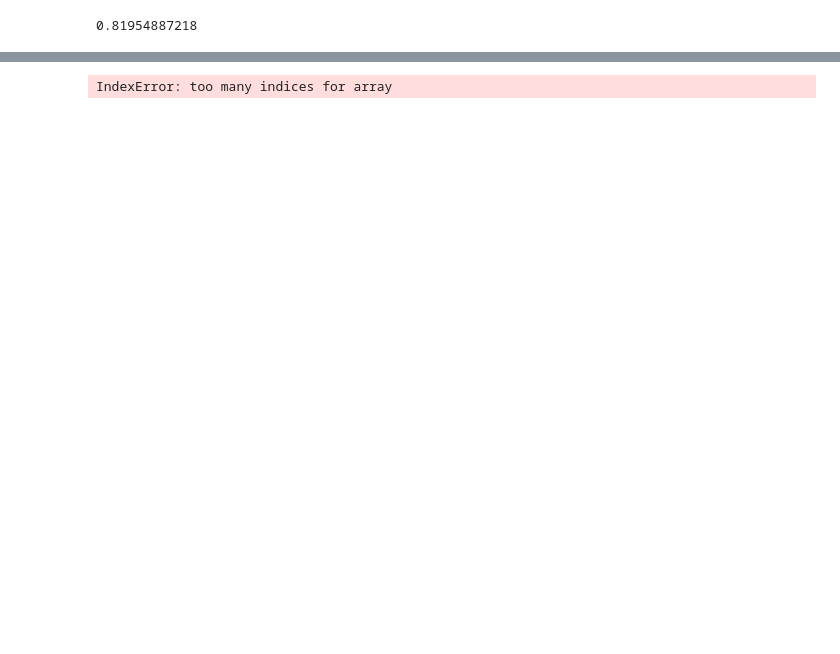
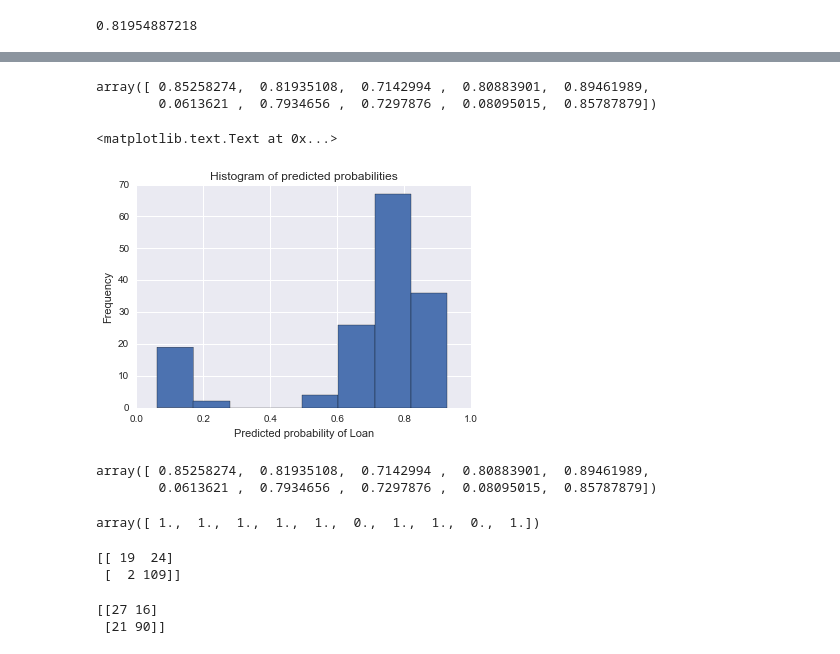
Before and after one commit to vyashub/Loan-Approval-Prediction, a Jupyter notebook: model_27jan.ipynb, the cells around one changed output, grey strips where cells are left out. Drawn from its saved outputs; the diff is of its cells as text; code cells hidden in the pictures; blank space fills up the shorter version.

```diff
--- a/model_27jan.ipynb
+++ b/model_27jan.ipynb
@@ -295,6 +430,25 @@ array([[ 0.14736298,  0.85263702],
 # %%
 # print the first 10 predicted probabilities for class 1
 # print the first 10 predicted probabilities for class 1
-output[0:10, 1]
+logReg.predict_proba(X_test)[0:10, 1]
 # %% [output]
-IndexError: too many indices for array
+array([ 0.85258274,  0.81935108,  0.7142994 ,  0.80883901,  0.89461989,
+        0.0613621 ,  0.7934656 ,  0.7297876 ,  0.08095015,  0.85787879])
+# %%
+Y_pred_prob = logReg.predict_proba(X_test)[:, 1]
+# %%
+
+# allow plots to appear in the notebook
+%matplotlib inline
+import matplotlib.pyplot as plt
+plt.rcParams['font.size'] = 14
+# %%
+# histogram of predicted probabilities
+plt.hist(Y_pred_prob, bins=8)
+plt.xlim(0, 1)
+plt.title('Histogram of predicted probabilities')
+plt.xlabel('Predicted probability of Loan')
+plt.ylabel('Frequency')
+# %% [output]
+<matplotlib.text.Text at 0x...>
+[figure, added]
@@ -300,0 +459,25 @@ IndexError: too many indices for array
+# %%
+# print the first 10 predicted probabilities
+Y_pred_prob[0:10]
+# %% [output]
+array([ 0.85258274,  0.81935108,  0.7142994 ,  0.80883901,  0.89461989,
+        0.0613621 ,  0.7934656 ,  0.7297876 ,  0.08095015,  0.85787879])
+# %%
+
+# print the first 10 predicted classes with the lower threshold
+Y_pred_class[0:10]
+# %% [output]
+array([ 1.,  1.,  1.,  1.,  1.,  0.,  1.,  1.,  0.,  1.])
+# %%
+# previous confusion matrix (default threshold of 0.5)
+print(confusion)
+# %% [output]
+[[ 19  24]
+ [  2 109]]
+# %%
+
+# new confusion matrix (threshold of 0.3)
+print(metrics.confusion_matrix(Y_test, Y_pred_class))
+# %% [output]
+[[27 16]
+ [21 90]]
```
Also changed, not shown: parts of 10 cells of this notebook, 2 other files.
